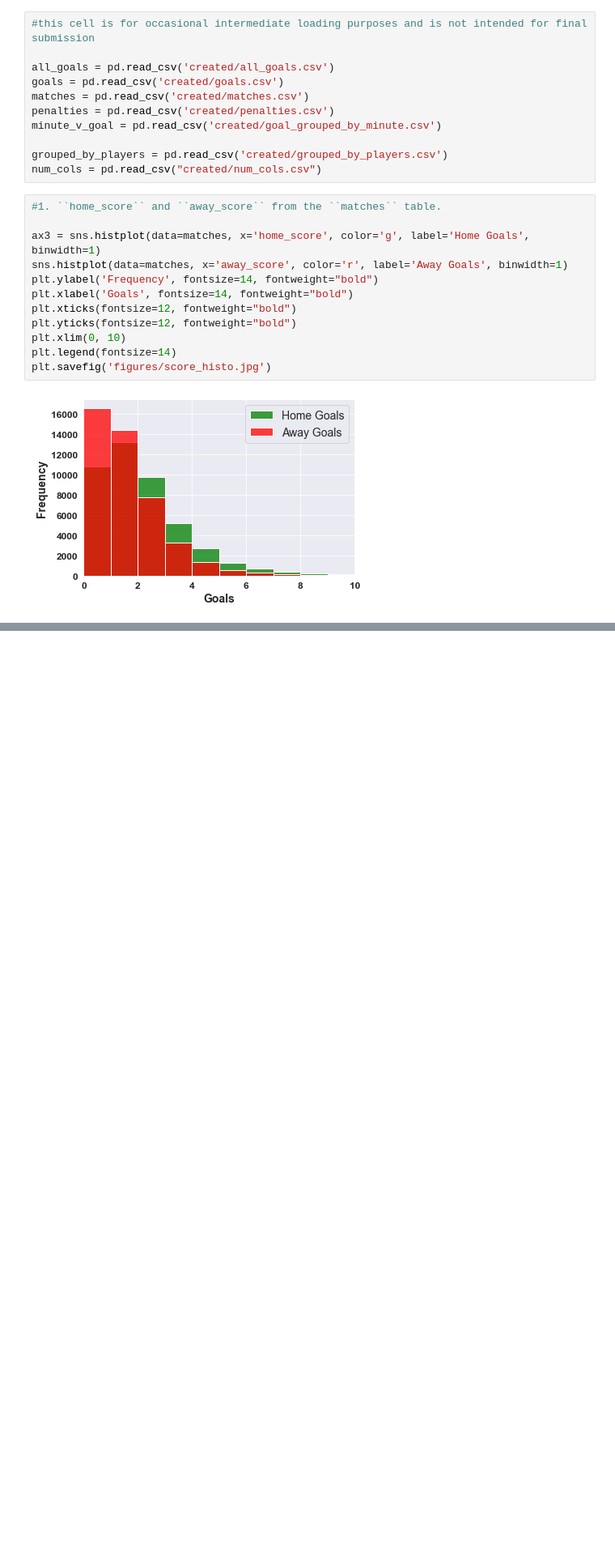
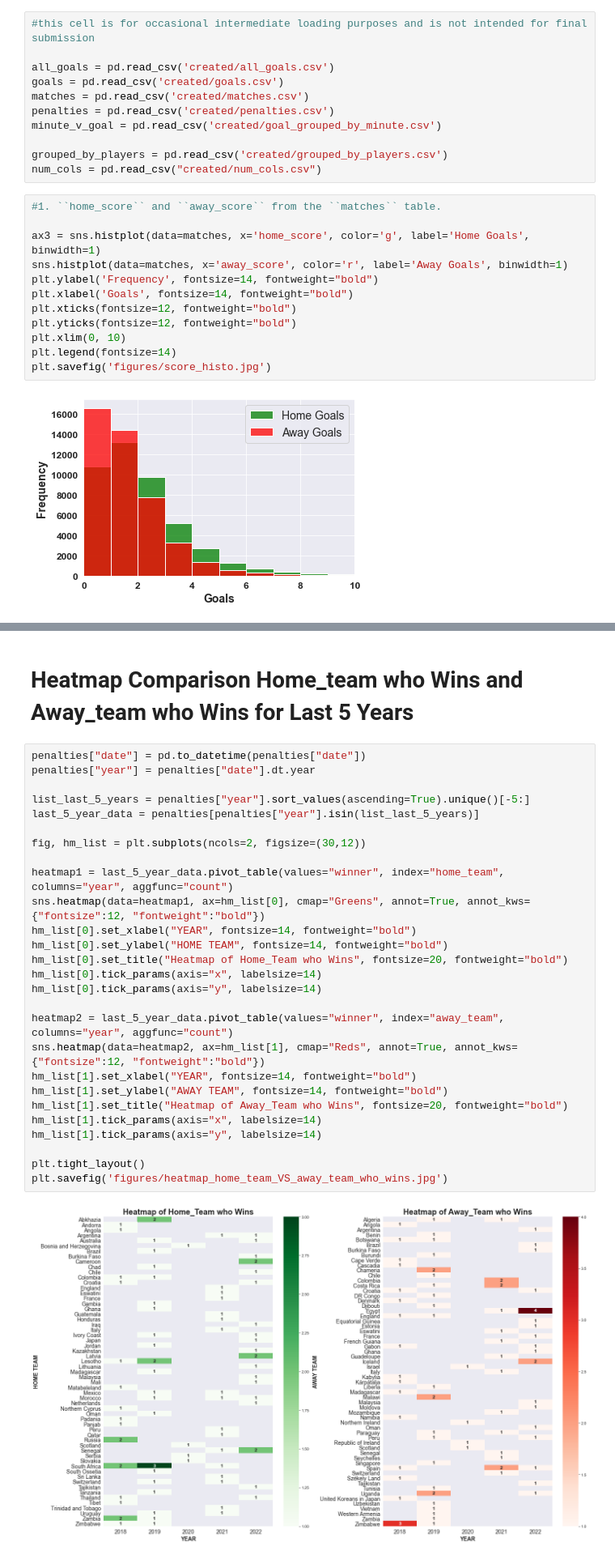
Before and after one commit to ryuukkk/football-data-analysis, a Jupyter notebook: sahil_work.ipynb, the cells around one changed output, grey strips where cells are left out. Shown at 81% size. Saved outputs shown, nothing was run; the diff lists cells and outputs as text; blank space fills up the shorter version.

```diff
--- a/sahil_work.ipynb
+++ b/sahil_work.ipynb
@@ -137,0 +131,31 @@ plt.show()
+# %% [markdown]
+# Heatmap Comparison Home_team who Wins and Away_team who Wins for Last 5 Years
+# %%
+penalties["date"] = pd.to_datetime(penalties["date"])
+penalties["year"] = penalties["date"].dt.year
+
+list_last_5_years = penalties["year"].sort_values(ascending=True).unique()[-5:]
+last_5_year_data = penalties[penalties["year"].isin(list_last_5_years)]
+
+fig, hm_list = plt.subplots(ncols=2, figsize=(30,12))
+
+heatmap1 = last_5_year_data.pivot_table(values="winner", index="home_team", columns="year", aggfunc="count")
+sns.heatmap(data=heatmap1, ax=hm_list[0], cmap="Greens", annot=True, annot_kws={"fontsize":12, "fontweight":"bold"})
+hm_list[0].set_xlabel("YEAR", fontsize=14, fontweight="bold")
+hm_list[0].set_ylabel("HOME TEAM", fontsize=14, fontweight="bold")
+hm_list[0].set_title("Heatmap of Home_Team who Wins", fontsize=20, fontweight="bold")
+hm_list[0].tick_params(axis="x", labelsize=14)
+hm_list[0].tick_params(axis="y", labelsize=14)
+
+heatmap2 = last_5_year_data.pivot_table(values="winner", index="away_team", columns="year", aggfunc="count")
+sns.heatmap(data=heatmap2, ax=hm_list[1], cmap="Reds", annot=True, annot_kws={"fontsize":12, "fontweight":"bold"})
+hm_list[1].set_xlabel("YEAR", fontsize=14, fontweight="bold")
+hm_list[1].set_ylabel("AWAY TEAM", fontsize=14, fontweight="bold")
+hm_list[1].set_title("Heatmap of Away_Team who Wins", fontsize=20, fontweight="bold")
+hm_list[1].tick_params(axis="x", labelsize=14)
+hm_list[1].tick_params(axis="y", labelsize=14)
+
+plt.tight_layout()
+plt.savefig('figures/heatmap_home_team_VS_away_team_who_wins.jpg')
+# %% [output]
+[figure, added]
```
Also changed, not shown: parts of 5 cells of this notebook, 5 other files.
